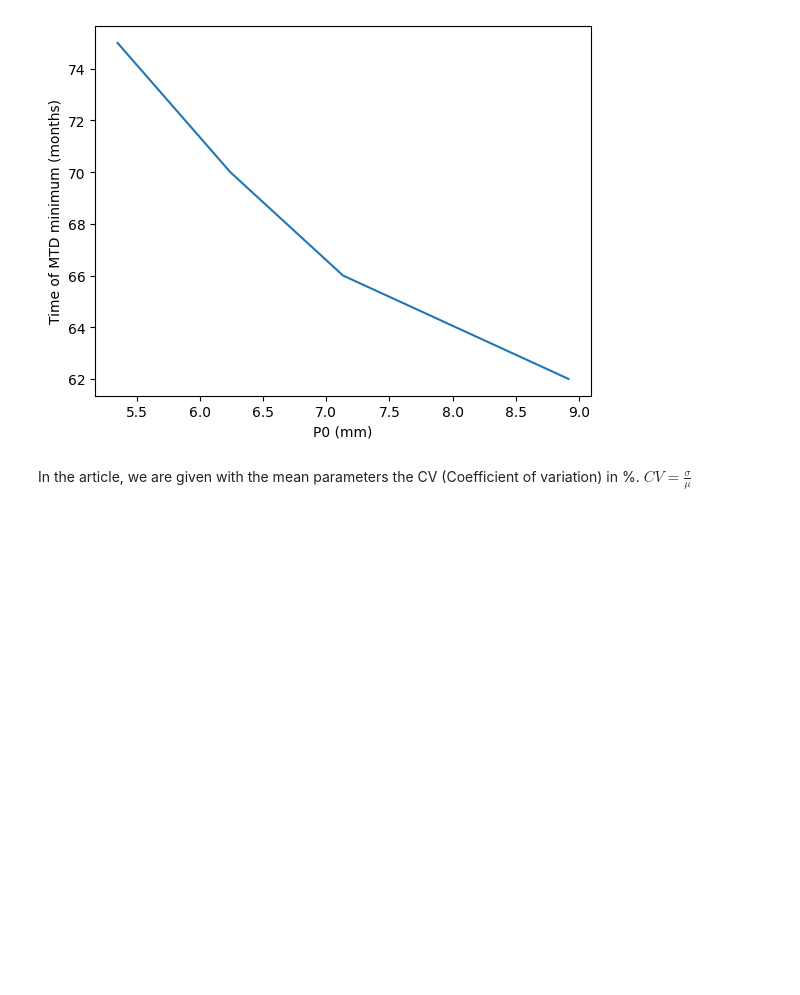
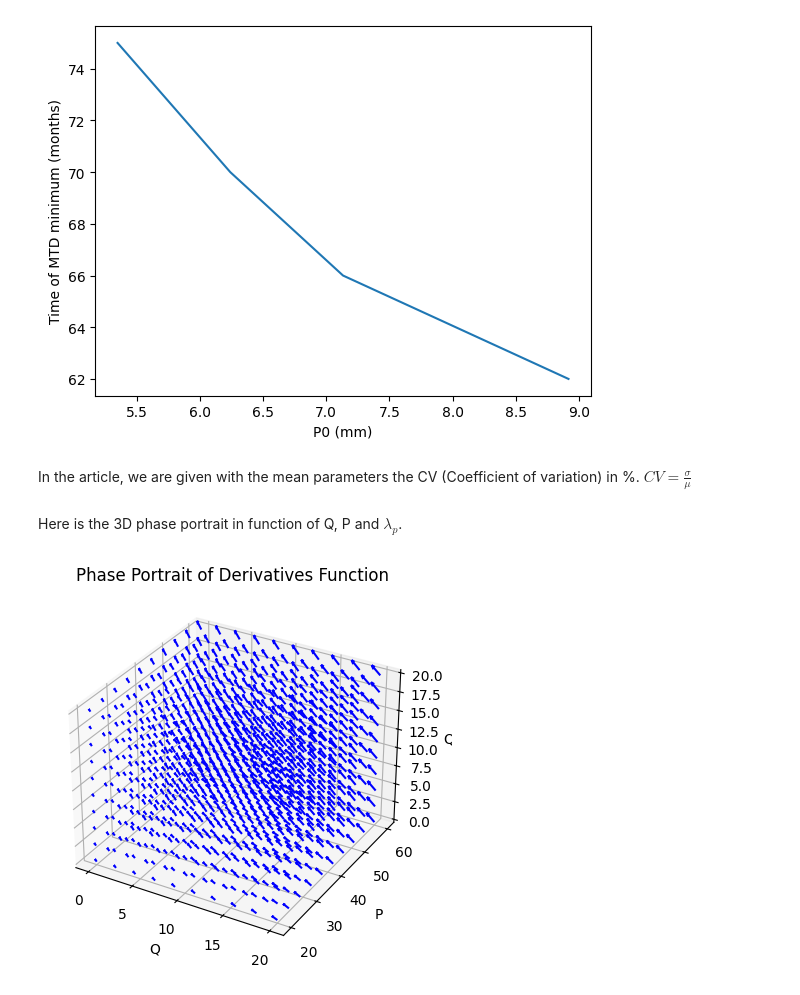
Before and after one commit to ambrejaeger/TP-M2, a Jupyter notebook: TP_parameters_exploration.ipynb, the cells around one changed output. Cells and saved outputs as stored; diff of their text form; code cells hidden in the pictures; blank space fills up the shorter version.

Commit message:
further parameters exploration

```diff
--- a/TP_parameters_exploration.ipynb
+++ b/TP_parameters_exploration.ipynb
@@ -148,3 +151,36 @@ plt.show()
 [figure]
 # %% [markdown]
 In the article, we are given with the mean parameters the CV (Coefficient of variation) in %. $CV = \frac{\sigma}{\mu}$
+# %% [markdown]
+Here is the 3D phase portrait in function of Q, P and $\lambda_{p}$.
+# %%
+# Define the parameters
+lambda_p = np.linspace(0, 2.5, 9)
+
+Qp = np.linspace(0, 20, 10)
+P = np.linspace(0, 20, 10)
+Q = np.linspace(20, 60, 10)
+P, Q, Qp = np.meshgrid(P, Q, Qp)
+
+parameters_TMZ = (0.114, 0.0226, 0.0045, 0.0214, 0.842, 0.842, 0.32, 100)
+
+# Evaluate the derivatives function on the grid
+dC, dP, dQ, dQp = derivees((1.0, P, Q, Qp), 0, parameters_TMZ)
+
+# Create a 3D plot
+fig = plt.figure()
+ax = fig.add_subplot(111, projection='3d')
+
+# Plot the phase portrait
+ax.quiver(P.ravel(), Q.ravel(), Qp.ravel(), dP.ravel(), dQ.ravel(), dQp.ravel(), color='b', length = 0.1)
+
+# Set plot labels and title
+ax.set_xlabel('P')
+ax.set_ylabel('Q')
+ax.set_zlabel('Qp')
+ax.set_title('Phase Portrait of Derivatives Function')
+
+# Show the plot
+plt.show()
+# %% [output]
+[figure, added]
```
Also changed, not shown: parts of 7 cells of this notebook, 1 other file.
